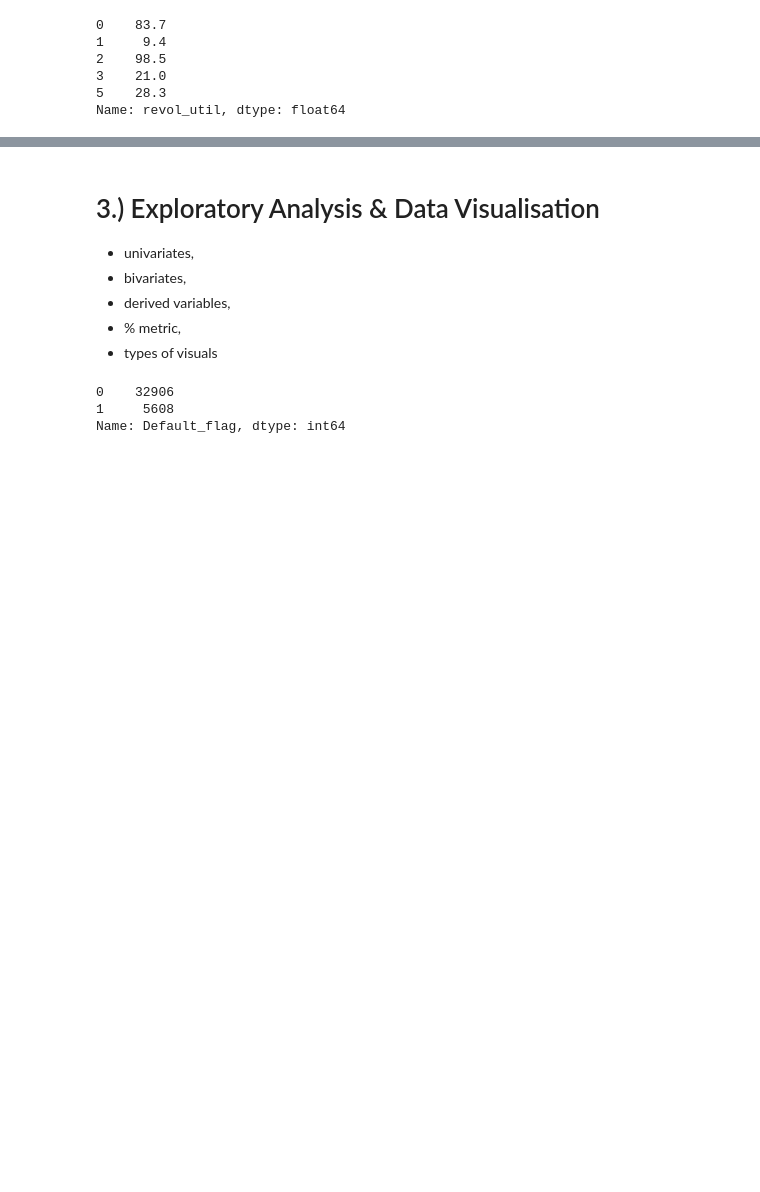
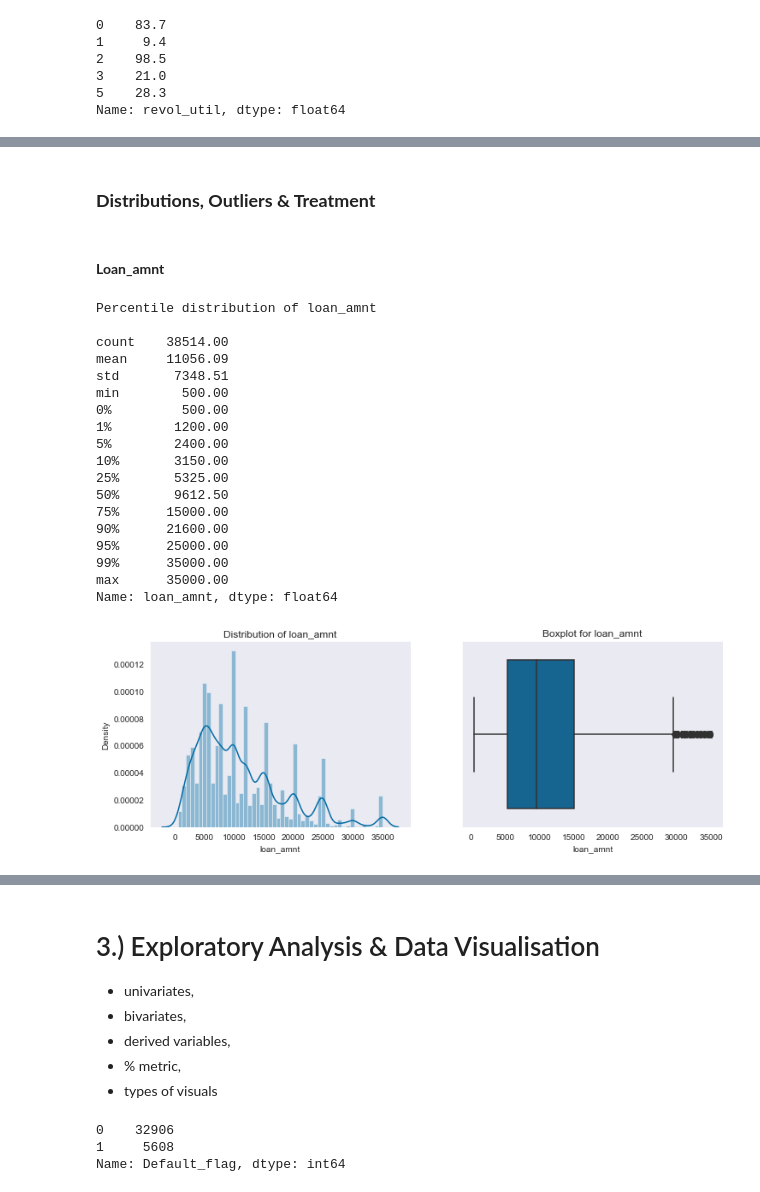
Before and after one commit to udaykadavi/LendingClubCaseStudy, a Jupyter notebook: EDA_UA.ipynb, the cells around one changed output, grey strips where cells are left out. Drawn from its saved outputs; the diff is of its cells as text; code cells hidden in the pictures; blank space fills up the shorter version.

```diff
--- a/EDA_UA.ipynb
+++ b/EDA_UA.ipynb
@@ -368,0 +415,47 @@ Name: revol_util, dtype: float64
+# %% [markdown]
+### **Distributions, Outliers & Treatment**
+# %%
+#define custom function to plot distribution plot and box plot for numeric variables
+def distplot_num(var, df):
+    plt.figure(figsize=(12,4))
+
+    plt.subplot(1,2,1)
+    sns.distplot(df[var])
+    plt.title("Distribution of "+var)
+
+    plt.subplot(1,2,2)
+    sns.boxplot(df[var])
+    plt.title("Boxplot for "+var)
+
+    plt.show()
+# %%
+#define custom function for understanding distribution based on percentiles
+def dist_descr_num(var,df):
+    print("\nPercentile distribution of "+ var +"\n")
+    print(df[var].describe(percentiles=[0,0.01,0.05,0.1,0.25,0.5,0.75,0.9,0.95,0.99]).round(2))
+# %% [markdown]
+#### **Loan_amnt**
+# %%
+var = 'loan_amnt'
+dist_descr_num(var=var, df=loan_df)
+distplot_num(var=var, df=loan_df)
+# %% [output]
+Percentile distribution of loan_amnt
+
+count    38514.00
+mean     11056.09
+std       7348.51
+min        500.00
+0%         500.00
+1%        1200.00
+5%        2400.00
+10%       3150.00
+25%       5325.00
+50%       9612.50
+75%      15000.00
+90%      21600.00
+95%      25000.00
+99%      35000.00
+max      35000.00
+Name: loan_amnt, dtype: float64
+[figure, added]
```
Also changed, not shown: parts of 77 cells of this notebook.
